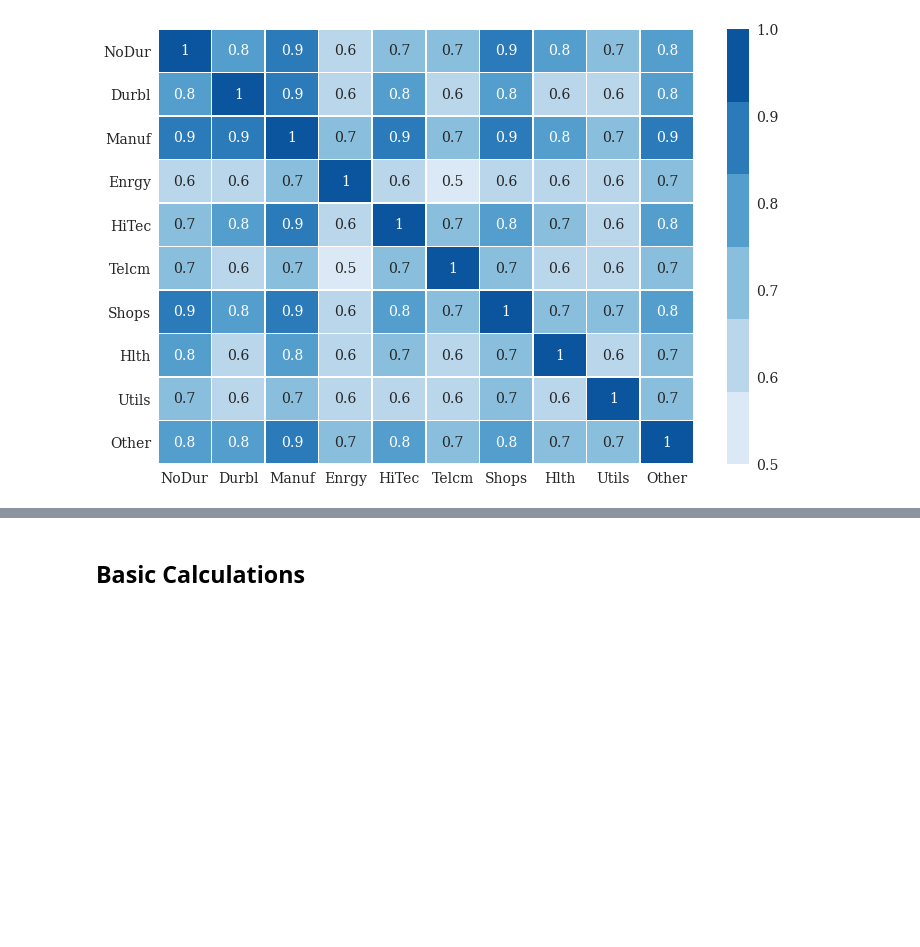
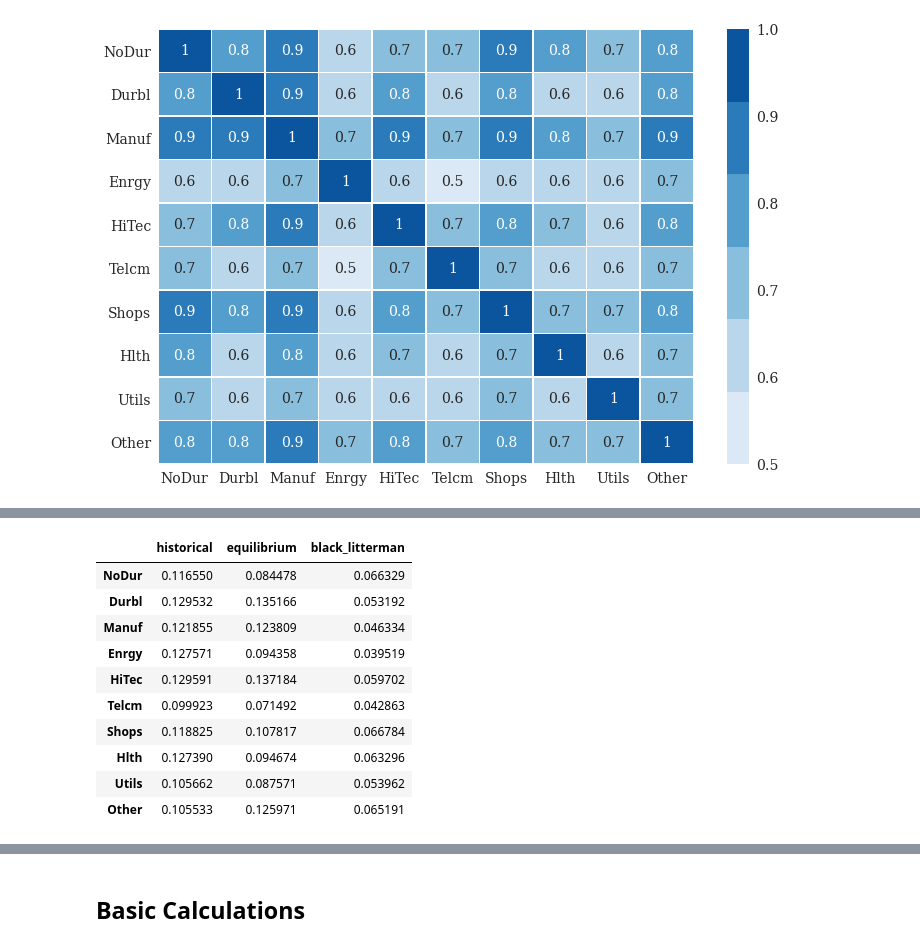
Before and after one commit to mateomarks/Black-Litterman, a Jupyter notebook: Base.ipynb, the cells around one changed output, grey strips where cells are left out. Cells and saved outputs as stored; diff of their text form; code cells hidden in the pictures; blank space fills up the shorter version.

```diff
--- a/Base.ipynb
+++ b/Base.ipynb
@@ -132,0 +142,7 @@ w
+# %%
+views['q'] = np.zeros(views['v'])
+views['q'][0] = 0.02
+views['q']
+# %%
+views['omega'] = np.zeros((views['v'], views['v']))
+views['omega'][0, 0] = 0.000001  # "no" variance
@@ -132,0 +151,22 @@ w
+# %%
+class BlackLitterman(DataImporter):
+    def __init__(self, views, split_percent = 0.9, delta = 3, tau = 1, rf = 0.02):
+        super().__init__(split_percent)
+        self.cov = {}
+        self.returns = {}
+        self.excess_returns = {}
+        self.cov['historical'] = self.train['rets'].cov() * 12
+        self.returns['historical'] = pd.DataFrame(self.train['rets'].mean() * 12, columns=['historical'])
+        self.calculate_eq(rf)
+        self.calculate_bl(tau,views,rf)
+    def calculate_eq(self,rf):
+        self.returns['equilibrium'] = pd.DataFrame(delta * np.dot(self.cov['historical'],self.train['w'].tail(1).T), columns=['equilibrium'], index=self.industries)
+        self.excess_returns['equilibrium'] = (self.returns['equilibrium'].values - rf).reshape((self.n_industries,))
+    def calculate_bl(self,tau,views,rf):
+        m1 = np.dot(views['P'].T, np.dot(1 / views['omega'], views['P'])) + np.linalg.inv(tau * self.cov['historical'])
+        m2 = np.dot(views['P'].T, np.dot(1 / views['omega'], views['q'])) + np.dot(np.linalg.inv(tau * self.cov['historical']), self.excess_returns['equilibrium'])
+        self.excess_returns['black_litterman'] = np.dot(np.linalg.inv(m1), m2)
+        self.returns['black_litterman'] = pd.DataFrame(self.excess_returns['black_litterman'] + rf, columns=['black_litterman'], index=self.industries)
+        self.cov['black_litterman'] = self.cov['historical'] + np.linalg.inv(m1)
+# %%
+BL = BlackLitterman(views)
@@ -132,0 +222,14 @@ w
+# %%
+pd.concat([BL.returns['historical'], BL.returns['equilibrium'],BL.returns['black_litterman']], axis=1)
+# %% [output]
+|  | historical | equilibrium | black_litterman |
+| NoDur | 0.116550 | 0.084478 | 0.066329 |
+| Durbl | 0.129532 | 0.135166 | 0.053192 |
+| Manuf | 0.121855 | 0.123809 | 0.046334 |
+| Enrgy | 0.127571 | 0.094358 | 0.039519 |
+| HiTec | 0.129591 | 0.137184 | 0.059702 |
+| Telcm | 0.099923 | 0.071492 | 0.042863 |
+| Shops | 0.118825 | 0.107817 | 0.066784 |
+| Hlth | 0.127390 | 0.094674 | 0.063296 |
+| Utils | 0.105662 | 0.087571 | 0.053962 |
+| Other | 0.105533 | 0.125971 | 0.065191 |
```
Also changed, not shown: parts of 61 cells of this notebook.
